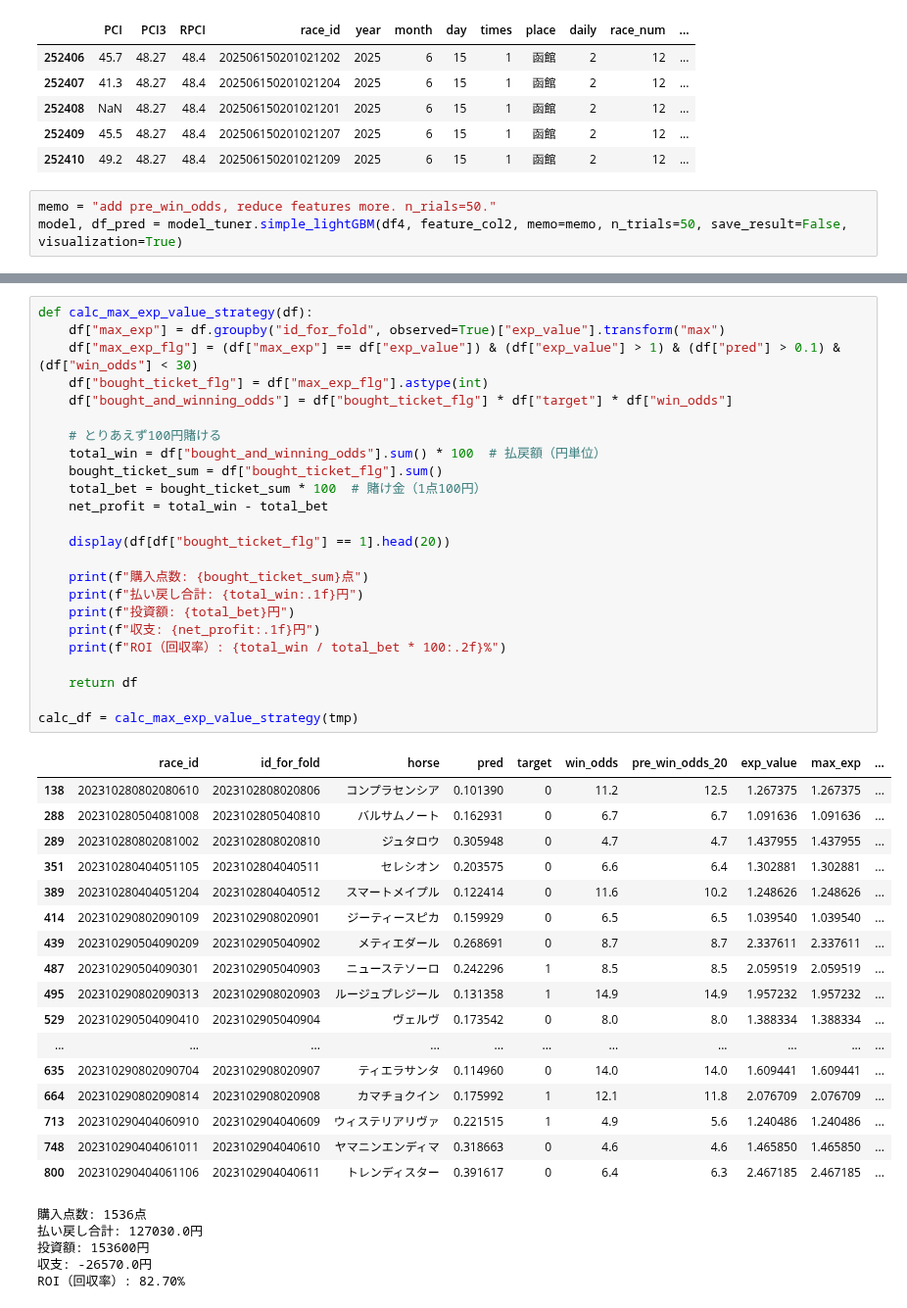
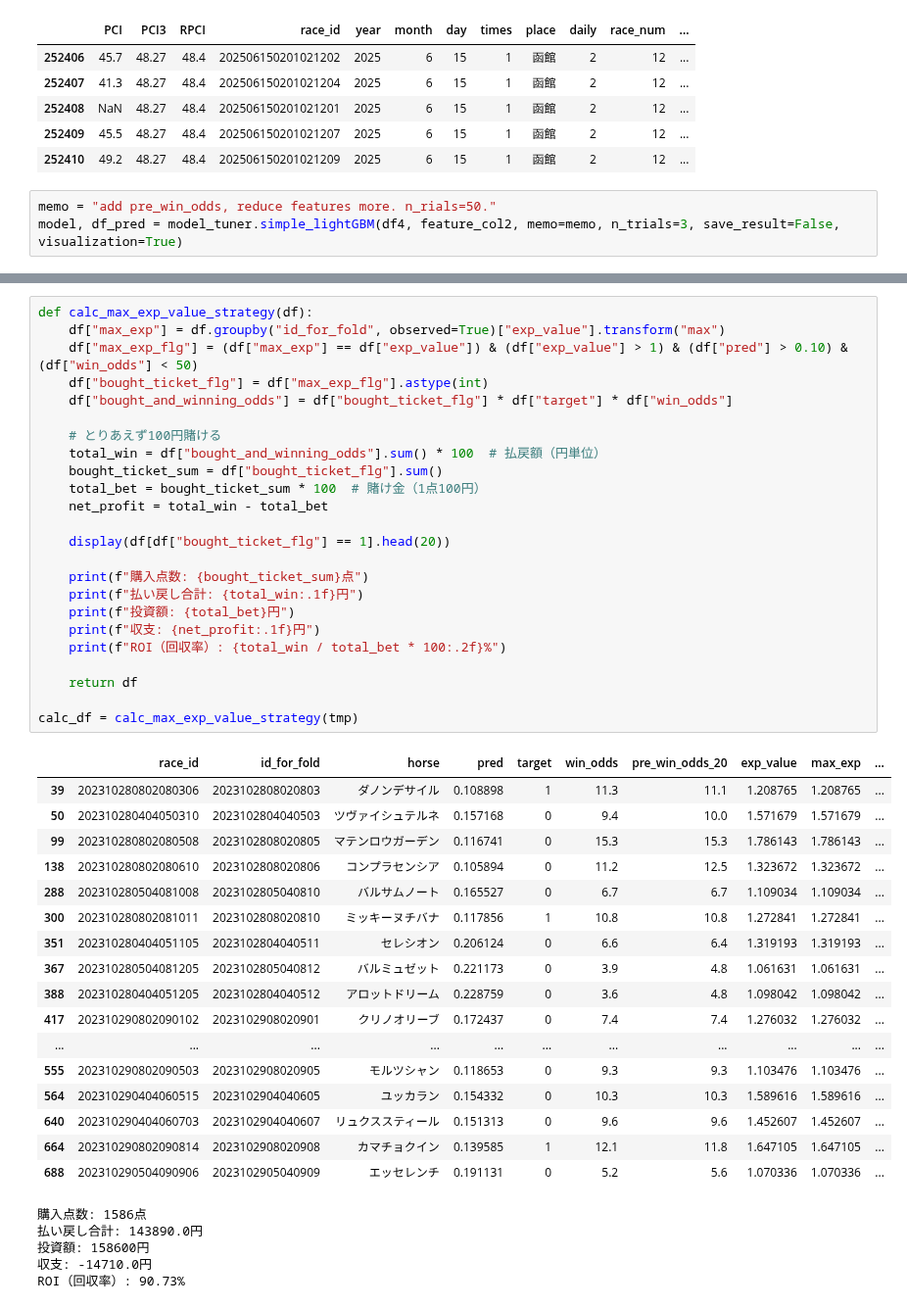
Before and after one commit to NaganagaKen/HORSE_RACING, a Jupyter notebook: Notebook/JV_eda.ipynb, the cells around one changed output, grey strips where cells are left out. Shown at 98% size. Cells and saved outputs as stored; diff of their text form.

```diff
--- a/Notebook/JV_eda.ipynb
+++ b/Notebook/JV_eda.ipynb
@@ -55,5 +55,5 @@ calculating trueskill of jockey is processing
 | 252410 | 49.2 | 48.27 | 48.4 | 202506150201021209 | 2025 | 6 | 15 | 1 | 函館 | 2 | 12 | ... |
 # %%
 memo = "add pre_win_odds, reduce features more. n_rials=50."
-model, df_pred = model_tuner.simple_lightGBM(df4, feature_col2, memo=memo, n_trials=50, save_result=False, visualization=True)
+model, df_pred = model_tuner.simple_lightGBM(df4, feature_col2, memo=memo, n_trials=3, save_result=False, visualization=True)
 # %% [output]
@@ -168,47 +156,47 @@ tmp.head()
 # %%
 def calc_max_exp_value_strategy(df):
     df["max_exp"] = df.groupby("id_for_fold", observed=True)["exp_value"].transform("max")
-    df["max_exp_flg"] = (df["max_exp"] == df["exp_value"]) & (df["exp_value"] > 1) & (df["pred"] > 0.1) & (df["win_odds"] < 30)
+    df["max_exp_flg"] = (df["max_exp"] == df["exp_value"]) & (df["exp_value"] > 1) & (df["pred"] > 0.10) & (df["win_odds"] < 50)
     df["bought_ticket_flg"] = df["max_exp_flg"].astype(int)
     df["bought_and_winning_odds"] = df["bought_ticket_flg"] * df["target"] * df["win_odds"]
 
     # とりあえず100円賭ける
     total_win = df["bought_and_winning_odds"].sum() * 100  # 払戻額（円単位）
     bought_ticket_sum = df["bought_ticket_flg"].sum()
     total_bet = bought_ticket_sum * 100  # 賭け金（1点100円）
     net_profit = total_win - total_bet
 
     display(df[df["bought_ticket_flg"] == 1].head(20))
 
     print(f"購入点数: {bought_ticket_sum}点")
     print(f"払い戻し合計: {total_win:.1f}円")
     print(f"投資額: {total_bet}円")
     print(f"収支: {net_profit:.1f}円")
     print(f"ROI（回収率）: {total_win / total_bet * 100:.2f}%")
 
     return df
 
 calc_df = calc_max_exp_value_strategy(tmp)
 # %% [output]
 |  | race_id | id_for_fold | horse | pred | target | win_odds | pre_win_odds_20 | exp_value | max_exp | ... |
-| 138 | 202310280802080610 | 2023102808020806 | コンプラセンシア | 0.101390 | 0 | 11.2 | 12.5 | 1.267375 | 1.267375 | ... |
-| 288 | 202310280504081008 | 2023102805040810 | バルサムノート | 0.162931 | 0 | 6.7 | 6.7 | 1.091636 | 1.091636 | ... |
-| 289 | 202310280802081002 | 2023102808020810 | ジュタロウ | 0.305948 | 0 | 4.7 | 4.7 | 1.437955 | 1.437955 | ... |
-| 351 | 202310280404051105 | 2023102804040511 | セレシオン | 0.203575 | 0 | 6.6 | 6.4 | 1.302881 | 1.302881 | ... |
-| 389 | 202310280404051204 | 2023102804040512 | スマートメイプル | 0.122414 | 0 | 11.6 | 10.2 | 1.248626 | 1.248626 | ... |
-| 414 | 202310290802090109 | 2023102908020901 | ジーティースピカ | 0.159929 | 0 | 6.5 | 6.5 | 1.039540 | 1.039540 | ... |
-| 439 | 202310290504090209 | 2023102905040902 | メティエダール | 0.268691 | 0 | 8.7 | 8.7 | 2.337611 | 2.337611 | ... |
-| 487 | 202310290504090301 | 2023102905040903 | ニューステソーロ | 0.242296 | 1 | 8.5 | 8.5 | 2.059519 | 2.059519 | ... |
-| 495 | 202310290802090313 | 2023102908020903 | ルージュプレジール | 0.131358 | 1 | 14.9 | 14.9 | 1.957232 | 1.957232 | ... |
-| 529 | 202310290504090410 | 2023102905040904 | ヴェルヴ | 0.173542 | 0 | 8.0 | 8.0 | 1.388334 | 1.388334 | ... |
+| 39 | 202310280802080306 | 2023102808020803 | ダノンデサイル | 0.108898 | 1 | 11.3 | 11.1 | 1.208765 | 1.208765 | ... |
+| 50 | 202310280404050310 | 2023102804040503 | ツヴァイシュテルネ | 0.157168 | 0 | 9.4 | 10.0 | 1.571679 | 1.571679 | ... |
+| 99 | 202310280802080508 | 2023102808020805 | マテンロウガーデン | 0.116741 | 0 | 15.3 | 15.3 | 1.786143 | 1.786143 | ... |
+| 138 | 202310280802080610 | 2023102808020806 | コンプラセンシア | 0.105894 | 0 | 11.2 | 12.5 | 1.323672 | 1.323672 | ... |
+| 288 | 202310280504081008 | 2023102805040810 | バルサムノート | 0.165527 | 0 | 6.7 | 6.7 | 1.109034 | 1.109034 | ... |
+| 300 | 202310280802081011 | 2023102808020810 | ミッキーヌチバナ | 0.117856 | 1 | 10.8 | 10.8 | 1.272841 | 1.272841 | ... |
+| 351 | 202310280404051105 | 2023102804040511 | セレシオン | 0.206124 | 0 | 6.6 | 6.4 | 1.319193 | 1.319193 | ... |
+| 367 | 202310280504081205 | 2023102805040812 | バルミュゼット | 0.221173 | 0 | 3.9 | 4.8 | 1.061631 | 1.061631 | ... |
+| 388 | 202310280404051205 | 2023102804040512 | アロットドリーム | 0.228759 | 0 | 3.6 | 4.8 | 1.098042 | 1.098042 | ... |
+| 417 | 202310290802090102 | 2023102908020901 | クリノオリーブ | 0.172437 | 0 | 7.4 | 7.4 | 1.276032 | 1.276032 | ... |
 | ... | ... | ... | ... | ... | ... | ... | ... | ... | ... | ... |
-| 635 | 202310290802090704 | 2023102908020907 | ティエラサンタ | 0.114960 | 0 | 14.0 | 14.0 | 1.609441 | 1.609441 | ... |
-| 664 | 202310290802090814 | 2023102908020908 | カマチョクイン | 0.175992 | 1 | 12.1 | 11.8 | 2.076709 | 2.076709 | ... |
-| 713 | 202310290404060910 | 2023102904040609 | ウィステリアリヴァ | 0.221515 | 1 | 4.9 | 5.6 | 1.240486 | 1.240486 | ... |
-| 748 | 202310290404061011 | 2023102904040610 | ヤマニンエンディマ | 0.318663 | 0 | 4.6 | 4.6 | 1.465850 | 1.465850 | ... |
-| 800 | 202310290404061106 | 2023102904040611 | トレンディスター | 0.391617 | 0 | 6.4 | 6.3 | 2.467185 | 2.467185 | ... |
+| 555 | 202310290802090503 | 2023102908020905 | モルツシャン | 0.118653 | 0 | 9.3 | 9.3 | 1.103476 | 1.103476 | ... |
+| 564 | 202310290404060515 | 2023102904040605 | ユッカラン | 0.154332 | 0 | 10.3 | 10.3 | 1.589616 | 1.589616 | ... |
+| 640 | 202310290404060703 | 2023102904040607 | リュクススティール | 0.151313 | 0 | 9.6 | 9.6 | 1.452607 | 1.452607 | ... |
+| 664 | 202310290802090814 | 2023102908020908 | カマチョクイン | 0.139585 | 1 | 12.1 | 11.8 | 1.647105 | 1.647105 | ... |
+| 688 | 202310290504090906 | 2023102905040909 | エッセレンチ | 0.191131 | 0 | 5.2 | 5.6 | 1.070336 | 1.070336 | ... |
-購入点数: 1536点
-払い戻し合計: 127030.0円
-投資額: 153600円
-収支: -26570.0円
-ROI（回収率）: 82.70%
+購入点数: 1586点
+払い戻し合計: 143890.0円
+投資額: 158600円
+収支: -14710.0円
+ROI（回収率）: 90.73%
```
Also changed, not shown: parts of 9 cells of this notebook, 2 other files.
